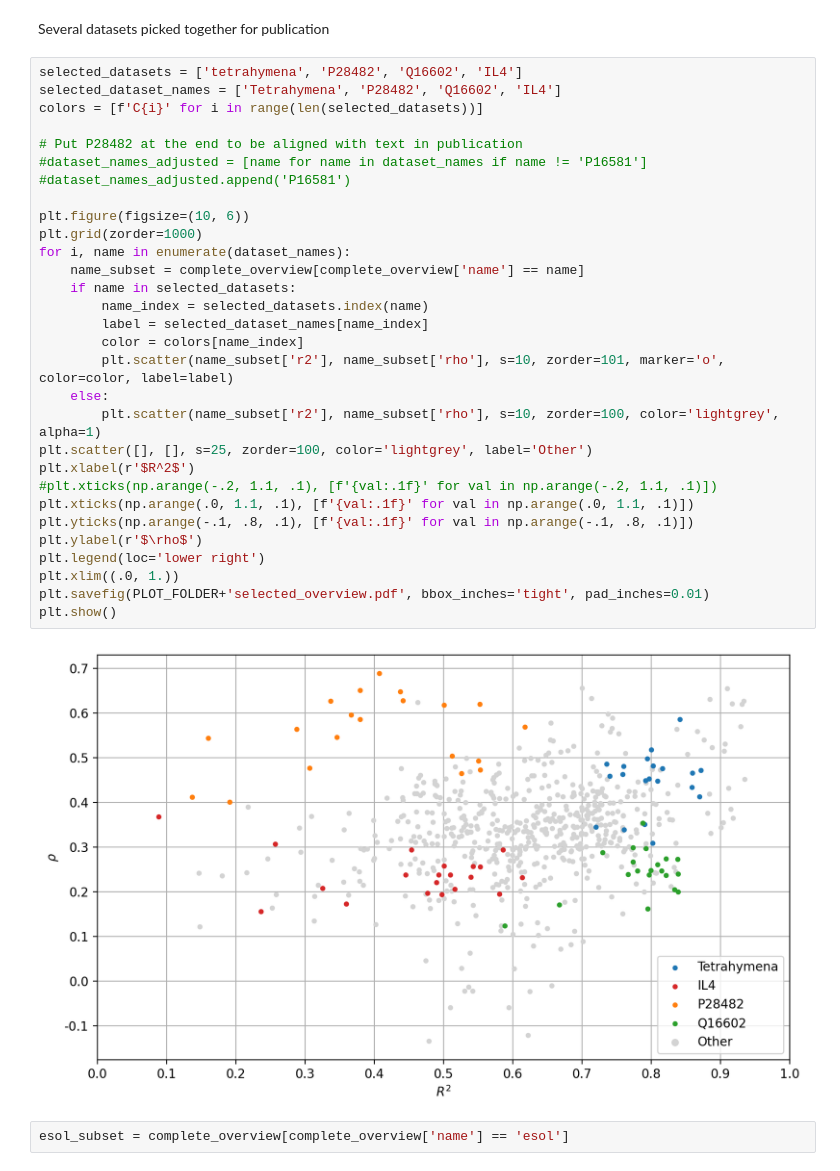
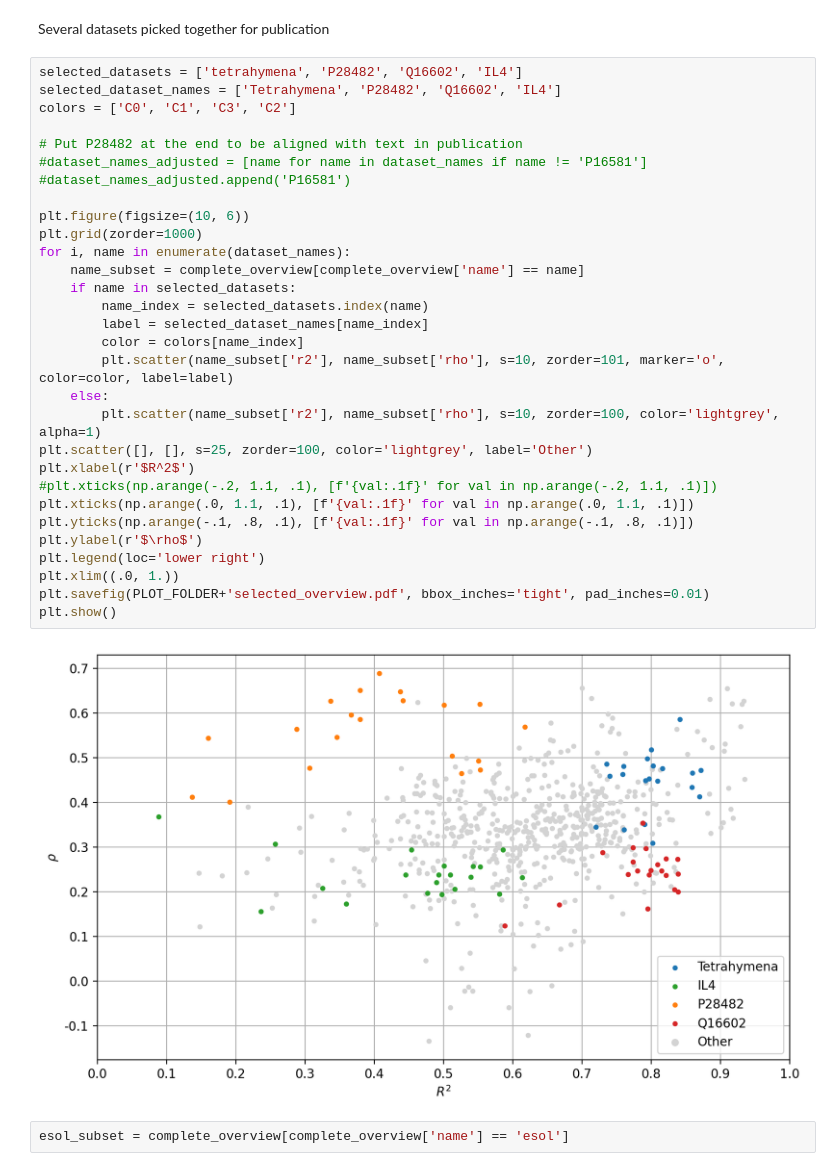
Before and after one commit to ThomasDutschmann/ensemble_uncertainties, a Jupyter notebook: publication/notebooks/results_analysis/complete_ensemble_performances/predictive_vs_uncertainty.ipynb, the cells around one changed output. Saved outputs shown, nothing was run; the diff lists cells and outputs as text.

Commit message:
Updated cluster plot

```diff
--- a/publication/notebooks/results_analysis/complete_ensemble_performances/predictive_vs_uncertainty.ipynb
+++ b/publication/notebooks/results_analysis/complete_ensemble_performances/predictive_vs_uncertainty.ipynb
@@ -451,35 +451,35 @@ Several datasets picked together for publication
 # %%
 selected_datasets = ['tetrahymena', 'P28482', 'Q16602', 'IL4']
 selected_dataset_names = ['Tetrahymena', 'P28482', 'Q16602', 'IL4']
-colors = [f'C{i}' for i in range(len(selected_datasets))]
+colors = ['C0', 'C1', 'C3', 'C2']
 
 # Put P28482 at the end to be aligned with text in publication
 #dataset_names_adjusted = [name for name in dataset_names if name != 'P16581']
 #dataset_names_adjusted.append('P16581')
 
 plt.figure(figsize=(10, 6))
 plt.grid(zorder=1000)
 for i, name in enumerate(dataset_names):
     name_subset = complete_overview[complete_overview['name'] == name]
     if name in selected_datasets:
         name_index = selected_datasets.index(name)
         label = selected_dataset_names[name_index]
         color = colors[name_index]
         plt.scatter(name_subset['r2'], name_subset['rho'], s=10, zorder=101, marker='o', color=color, label=label)
     else:
         plt.scatter(name_subset['r2'], name_subset['rho'], s=10, zorder=100, color='lightgrey', alpha=1)
 plt.scatter([], [], s=25, zorder=100, color='lightgrey', label='Other')
 plt.xlabel(r'$R^2$')
 #plt.xticks(np.arange(-.2, 1.1, .1), [f'{val:.1f}' for val in np.arange(-.2, 1.1, .1)])
 plt.xticks(np.arange(.0, 1.1, .1), [f'{val:.1f}' for val in np.arange(.0, 1.1, .1)])
 plt.yticks(np.arange(-.1, .8, .1), [f'{val:.1f}' for val in np.arange(-.1, .8, .1)])
 plt.ylabel(r'$\rho$')
 plt.legend(loc='lower right')
 plt.xlim((.0, 1.))
 plt.savefig(PLOT_FOLDER+'selected_overview.pdf', bbox_inches='tight', pad_inches=0.01)
 plt.show()
 # %% [output]
-[figure, old version]
+[figure, new version]
 # %%
 esol_subset = complete_overview[complete_overview['name'] == 'esol']
 # %%
```
